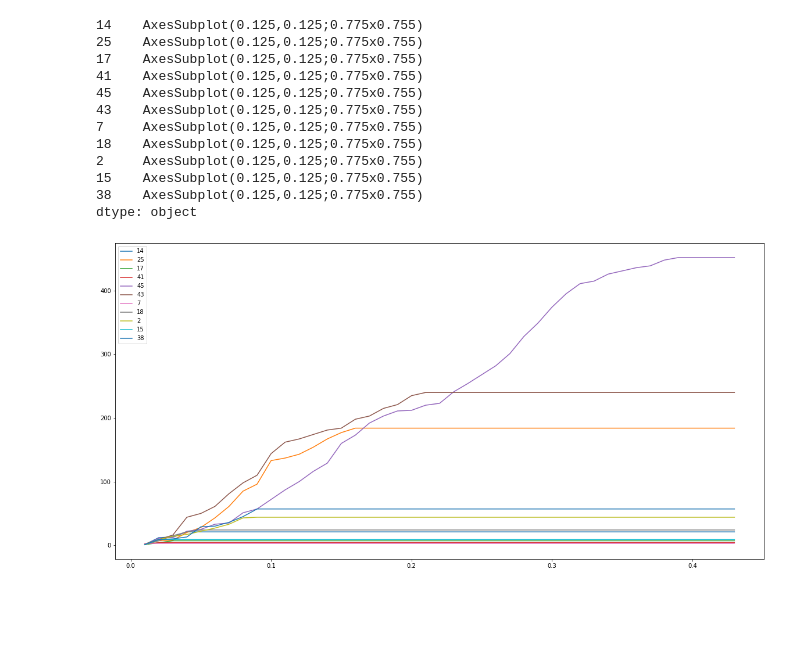
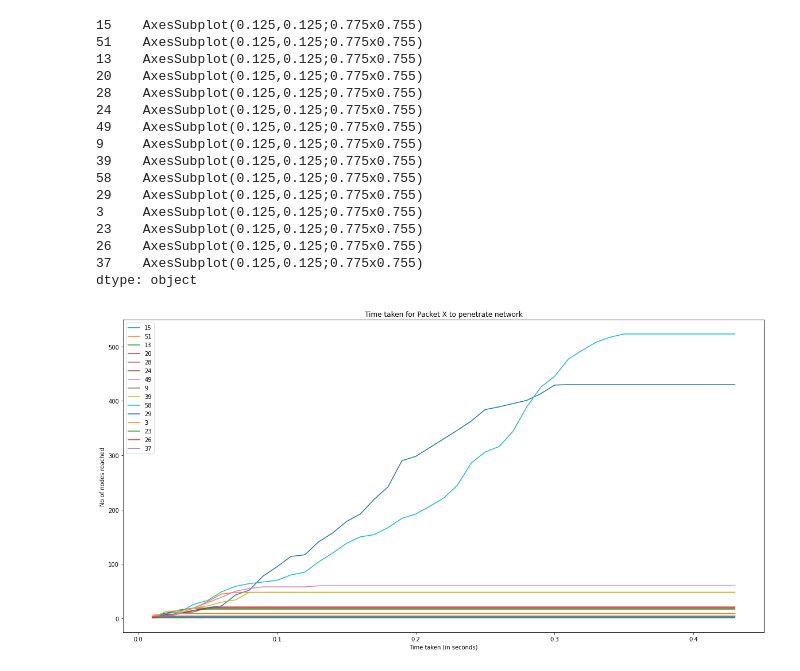
Before and after one commit to naveennvrgup/SMR-Protocol, a Jupyter notebook: results.ipynb, the cells around one changed output. Saved outputs shown, nothing was run; the diff lists cells and outputs as text; code cells hidden in the pictures; blank space fills up the shorter version.

```diff
--- a/results.ipynb
+++ b/results.ipynb
@@ -5,22 +5,22 @@ import matplotlib as plt
 
 plt.rcParams["figure.figsize"] = (20,10)
 # %%
-# timer = 0
+timer = 0
 
-# df = pd.DataFrame()
-# for x in range(10,9,-10):
-#     config_obj = Config(width=100,
-#                         height=100,
-#                         normal_vessels_count=300,
-#                         rogue_vessels_count=x,
-#                         ground_stations_count=0,
-#                         clique_dist=10,
-#                         time_quanta=0.01,
-#                         ttl_acknowledgement=0.1,
-#                         timer=0)
-#     name = f'normal-{config_obj.normal_vessels_count},rogue-{config_obj.rogue_vessels_count}'
-#     print(f'\n --------{name}-------')
-#     curr_df, _ = main(config_obj)
-#     curr_series = curr_df.apply(lambda x: x.sum()/curr_df.shape[0] * 100)
-#     curr_series.name = name
-#     df[curr_series.name] = curr_series
+df = pd.DataFrame()
+for x in range(50,9,-10):
+    config_obj = Config(width=100,
+                        height=100,
+                        normal_vessels_count=300,
+                        rogue_vessels_count=x,
+                        ground_stations_count=0,
+                        clique_dist=10,
+                        time_quanta=0.01,
+                        ttl_acknowledgement=0.1,
+                        timer=0)
+    name = f'normal-{config_obj.normal_vessels_count},rogue-{config_obj.rogue_vessels_count}'
+    print(f'\n --------{name}-------')
+    curr_df, _ = main(config_obj)
+    curr_series = curr_df.apply(lambda x: x.sum()/curr_df.shape[0] * 100)
+    curr_series.name = name
+    df[curr_series.name] = curr_series
@@ -36,7 +50,7 @@ plt.rcParams["figure.figsize"] = (20,10)
 config_obj = Config(width=100,
                     height=100,
                     normal_vessels_count=300,
-                    rogue_vessels_count=5,
+                    rogue_vessels_count=10,
                     ground_stations_count=0,
                     clique_dist=10,
                     time_quanta=0.01,
@@ -64,19 +82,28 @@ packet_df
 # %%
-packet_df.T.fillna(0).apply(lambda x: x.cumsum().plot(legend=True))
+packet_df.T.fillna(0).apply(lambda x: x.cumsum().plot(
+    legend=True,
+    title='Time taken for Packet X to penetrate network',
+    xlabel='Time taken (in seconds)',
+    ylabel='No of nodes reached'
+))
 # %% [output]
-14    AxesSubplot(0.125,0.125;0.775x0.755)
-25    AxesSubplot(0.125,0.125;0.775x0.755)
-17    AxesSubplot(0.125,0.125;0.775x0.755)
-41    AxesSubplot(0.125,0.125;0.775x0.755)
-45    AxesSubplot(0.125,0.125;0.775x0.755)
-43    AxesSubplot(0.125,0.125;0.775x0.755)
-7     AxesSubplot(0.125,0.125;0.775x0.755)
-18    AxesSubplot(0.125,0.125;0.775x0.755)
-2     AxesSubplot(0.125,0.125;0.775x0.755)
 15    AxesSubplot(0.125,0.125;0.775x0.755)
-38    AxesSubplot(0.125,0.125;0.775x0.755)
+51    AxesSubplot(0.125,0.125;0.775x0.755)
+13    AxesSubplot(0.125,0.125;0.775x0.755)
+20    AxesSubplot(0.125,0.125;0.775x0.755)
+28    AxesSubplot(0.125,0.125;0.775x0.755)
+24    AxesSubplot(0.125,0.125;0.775x0.755)
+49    AxesSubplot(0.125,0.125;0.775x0.755)
+9     AxesSubplot(0.125,0.125;0.775x0.755)
+39    AxesSubplot(0.125,0.125;0.775x0.755)
+58    AxesSubplot(0.125,0.125;0.775x0.755)
+29    AxesSubplot(0.125,0.125;0.775x0.755)
+3     AxesSubplot(0.125,0.125;0.775x0.755)
+23    AxesSubplot(0.125,0.125;0.775x0.755)
+26    AxesSubplot(0.125,0.125;0.775x0.755)
+37    AxesSubplot(0.125,0.125;0.775x0.755)
 dtype: object
-[figure, old version]
+[figure, new version]
 # %%
 packet_df.iloc[0].fillna(0).cumsum()
 # %% [output]
```
Also changed, not shown: parts of 8 cells of this notebook, 2 other files.
